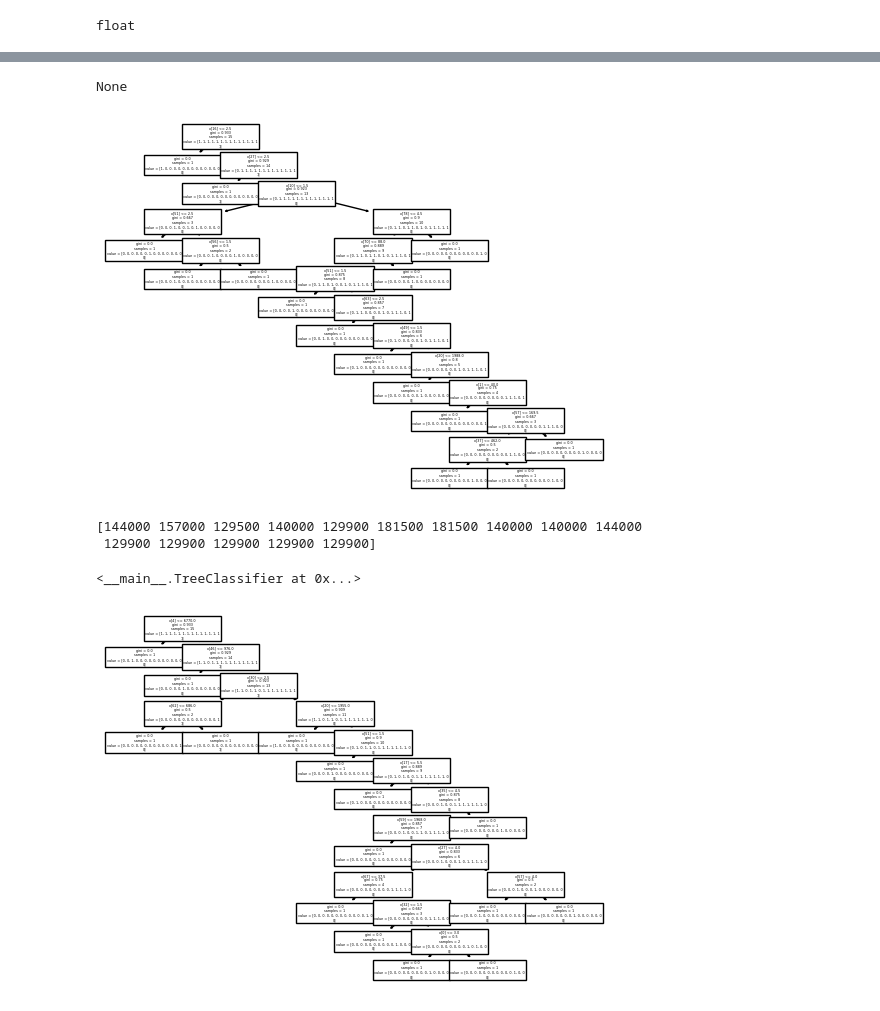
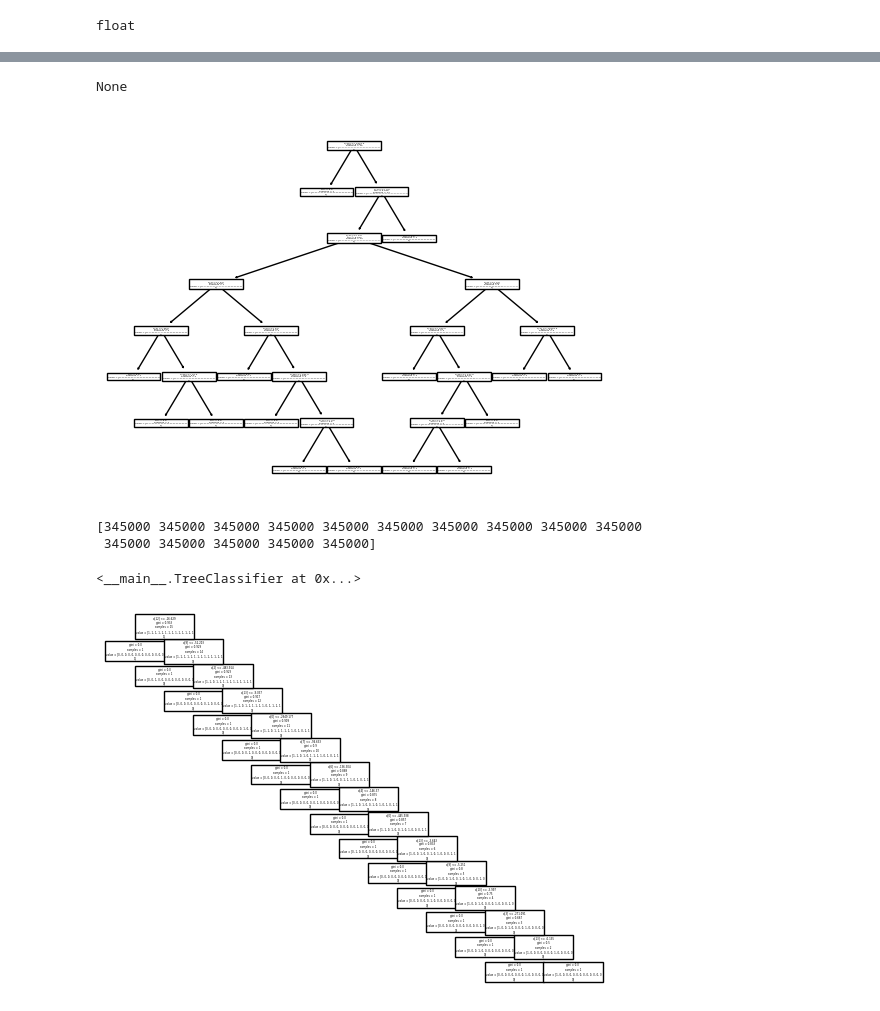
Before and after one commit to Kacper-W-Kozdon/kaggle-houses-pricing, a Jupyter notebook: notebook0706d609ae.ipynb, the cells around one changed output, grey strips where cells are left out. Saved outputs shown, nothing was run; the diff lists cells and outputs as text; code cells hidden in the pictures.

Commit message:
Kaggle Notebook | notebook0706d609ae | Added PCA, next: feat selec & rand forest

```diff
--- a/notebook0706d609ae.ipynb
+++ b/notebook0706d609ae.ipynb
@@ -62,6 +64,7 @@ type(list(train["PoolQC"][:])[0])
 float
 # %%
 def data_prep_dict(dataFrame):
+    dataFrame = dataFrame.replace(float("nan"), "NA")
     columns = dataFrame.columns
     getUniqVals = lambda column : set(list(column))
     dataFrameDict = {}
@@ -71,11 +74,11 @@ def data_prep_dict(dataFrame):
         for (idx, val) in enumerate(columnUniqVals):
             if type(val) == str:
                 auxDict[str(val)] = idx
-            try:
-                if math.isnan(val):
-                    auxDict[val] = idx
-            except:
-                pass
+#            try:
+#                if math.isnan(val):
+#                    auxDict[val] = idx
+#            except:
+#                pass
         dataFrameDict[column] = auxDict
 
     for column in columns:
@@ -87,8 +90,10 @@ def data_prep_dict(dataFrame):
 
 #print(data_prep_dict(train))
 trainDict = data_prep_dict(train)
+#print(trainDict)
 
 def data_prep(dataFrame, dataFrameDict, test = 0):
+    dataFrame = dataFrame.replace(float("nan"), "NA")
     dataFrameDictCollapsed = {}
     for key in list(dataFrameDict.keys()):
         dataFrameDictCollapsed.update(dataFrameDict[key])
@@ -130,7 +135,7 @@ def tree_classifier(X, Y):
 print(tree_classifier(XTrainHead, YTrainHead))
 # %% [output]
 None
-[figure, old version]
+[figure, new version]
 # %%
 #someTree = my_tree.DecisionTreeClassifier()
 #someTree2 = my_tree
@@ -144,40 +149,62 @@ class TreeClassifier():
     def __init__(self):
 
         classifier = None
+        pca = None
+
+    def __feature_selection__(self, X, train = 1):
+        if train == 1:
+            pca = PCA()
+
+            S_ = pca.fit(np.array(X)).transform(np.array(X))
+
+
+            self.pca = pca
+        if train == 0:
+
+            S_ = self.pca.transform(np.array(X))
+
+        return S_, self
 
     def train(self, X, Y):
         classifier = tree.DecisionTreeClassifier()
-        classifier.fit(X, Y)
+        Xpca = copy.copy(X)
+#        print(Xpca)
+        Xpca, _ = self.__feature_selection__(Xpca)
+        classifier.fit(Xpca, Y)
         self.classifier = classifier
         return self
 
     def plt(self):
         tree.plot_tree(self.classifier)
         dot_data = tree.export_graphviz(self.classifier, out_file=None, filled=True, rounded=True, special_characters=True)
         graph = graphviz.Source(dot_data)
         graph.render("myDecisionTree")
 #        f = open('/kaggle/working/myDecisionTree.pdf','rb')
 #        pdf_reader = PyPDF2.PdfReader(f)
 #        page = pdf_reader.pages[0]
 #
 #        count = 0
 #
 #        for image_file_object in page.images:
 #            with open(str(count) + image_file_object.name, "wb") as fp:
 #                fp.write(image_file_object.data)
 #                count += 1
 
     def pred(self, X, Y):
-        self.predictions = self.classifier.predict(X)
+        Xpca = copy.copy(X)
+#        print(Xpca)
+        Xpca, _ = self.__feature_selection__(Xpca, 0)
+        self.predictions = self.classifier.predict(Xpca)
+
         print(self.predictions)
         return self
 
 Tree = TreeClassifier()
 Tree.train(XTrainHead, YTrainHead)
 Tree.plt()
 Tree.pred(XTestHead, YTrainHead)
 # %% [output]
-[144000 157000 129500 140000 129900 181500 181500 140000 140000 144000
- 129900 129900 129900 129900 129900]
+[345000 345000 345000 345000 345000 345000 345000 345000 345000 345000
+ 345000 345000 345000 345000 345000]
 <__main__.TreeClassifier at 0x...>
-[figure, old version]
+[figure, new version]
```
Also changed, not shown: parts of 2 cells of this notebook.
